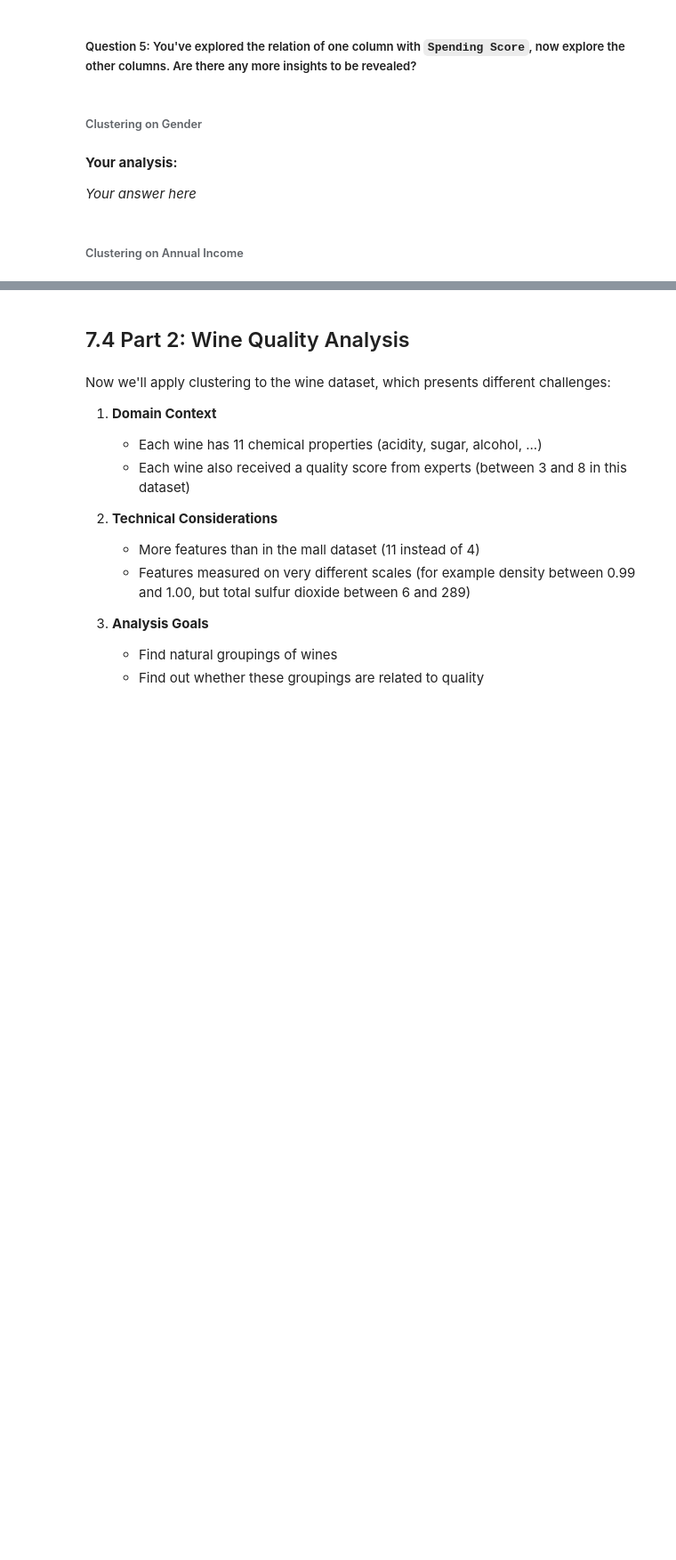
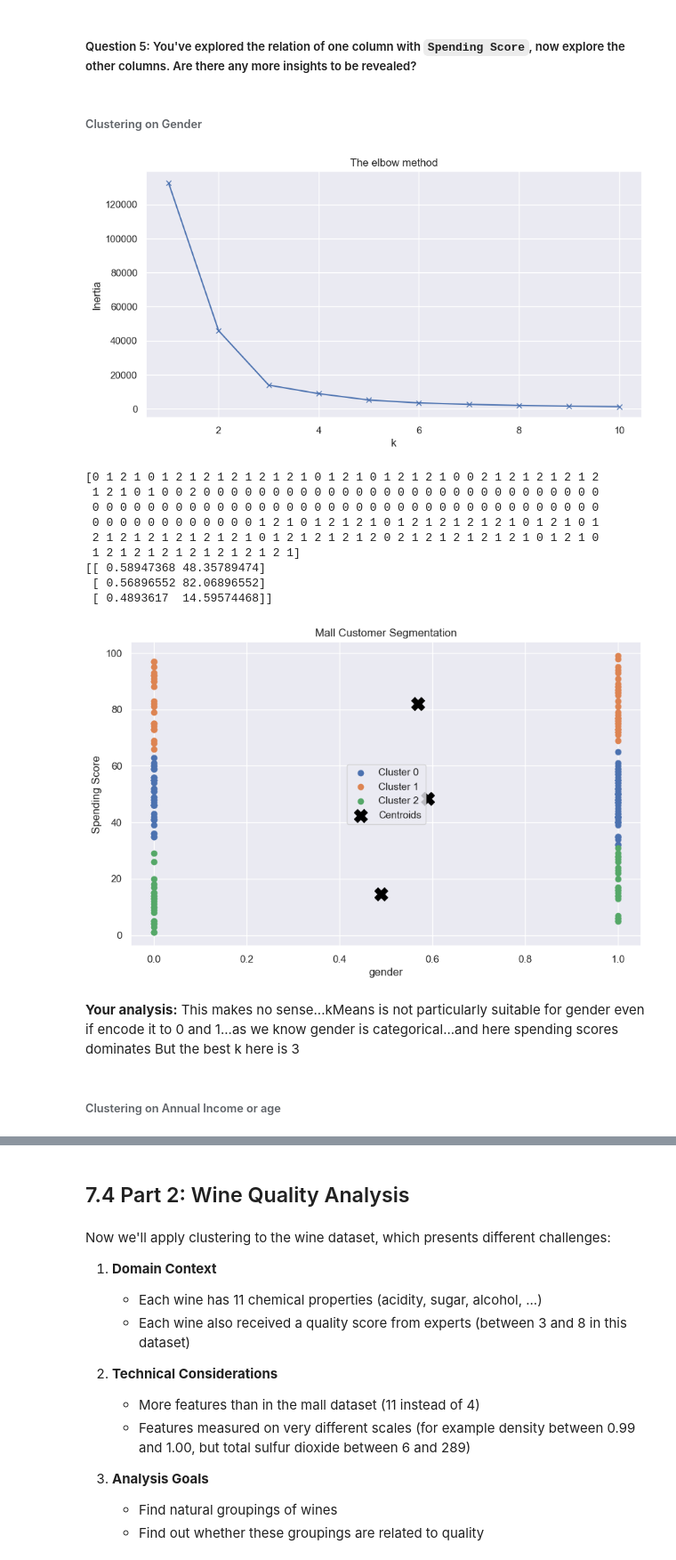
Before and after one commit to SadmanUddin/Machine-Learning-Lab, a Jupyter notebook: kMeans/Mall_Customer_Segmentation_KMeans_Model.ipynb, the cells around one changed output, grey strips where cells are left out. Shown at 89% size. Drawn from its saved outputs; the diff is of its cells as text; code cells hidden in the pictures; blank space fills up the shorter version.

```diff
--- a/kMeans/Mall_Customer_Segmentation_KMeans_Model.ipynb
+++ b/kMeans/Mall_Customer_Segmentation_KMeans_Model.ipynb
@@ -100,12 +171,51 @@ As always, let's have a look at the data first.
 # %% [markdown]
 ###### Clustering on Gender
 # %%
-# Clustering on Gender and Spending Score: elbow method and cluster plot
-# Your code here
+X = df[["Gender","Spending Score"]]
+inertias = []
+k_blobs = range(1,11)
+for i in k_blobs:
+    model = KMeans(n_clusters=i,random_state=0,n_init=10)
+    model.fit(X)
+    inertias.append(model.inertia_)
+plt.figure(figsize=(10,5))
+plt.plot(k_blobs,inertias,'bx-')
+plt.xlabel('k')
+plt.ylabel('Inertia')
+plt.title('The elbow method')
+plt.show()
+kMeans_model = KMeans(n_clusters=3,random_state=0,n_init=10)
+kMeans_predict = kMeans_model.fit_predict(X)
+print(kMeans_predict)
+centroids = kMeans_model.cluster_centers_
+print(centroids)
+plt.figure(figsize=(10, 6))
+for i in range(3):
+    plt.scatter(X.iloc[kMeans_predict == i, 0],X.iloc[kMeans_predict == i, 1],label=f'Cluster {i}')
+
+plt.scatter(centroids[:, 0],centroids[:, 1],marker='X',s=200,color='black',label='Centroids')
+
+plt.xlabel('gender')
+plt.ylabel('Spending Score')
+plt.title('Mall Customer Segmentation')
+plt.legend()
+plt.show()
+# %% [output]
+[figure, added]
+[0 1 2 1 0 1 2 1 2 1 2 1 2 1 2 1 0 1 2 1 0 1 2 1 2 1 0 0 2 1 2 1 2 1 2 1 2
+ 1 2 1 0 1 0 0 2 0 0 0 0 0 0 0 0 0 0 0 0 0 0 0 0 0 0 0 0 0 0 0 0 0 0 0 0 0
+ 0 0 0 0 0 0 0 0 0 0 0 0 0 0 0 0 0 0 0 0 0 0 0 0 0 0 0 0 0 0 0 0 0 0 0 0 0
+ 0 0 0 0 0 0 0 0 0 0 0 0 1 2 1 0 1 2 1 2 1 0 1 2 1 2 1 2 1 2 1 0 1 2 1 0 1
+ 2 1 2 1 2 1 2 1 2 1 2 1 0 1 2 1 2 1 2 1 2 0 2 1 2 1 2 1 2 1 2 1 0 1 2 1 0
+ 1 2 1 2 1 2 1 2 1 2 1 2 1 2 1]
+[[ 0.58947368 48.35789474]
+ [ 0.56896552 82.06896552]
+ [ 0.4893617  14.59574468]]
+[figure, added]
 # %% [markdown]
 **Your analysis:**
-
-*Your answer here*
+This makes no sense...kMeans is not particularly suitable for gender even if encode it to 0 and 1...as we know gender is categorical...and here spending scores dominates
+But the best k here is 3
 # %% [markdown]
-###### Clustering on Annual Income
+###### Clustering on Annual Income or age
 # %%
```
Also changed, not shown: parts of 36 cells of this notebook, 3 other files.
